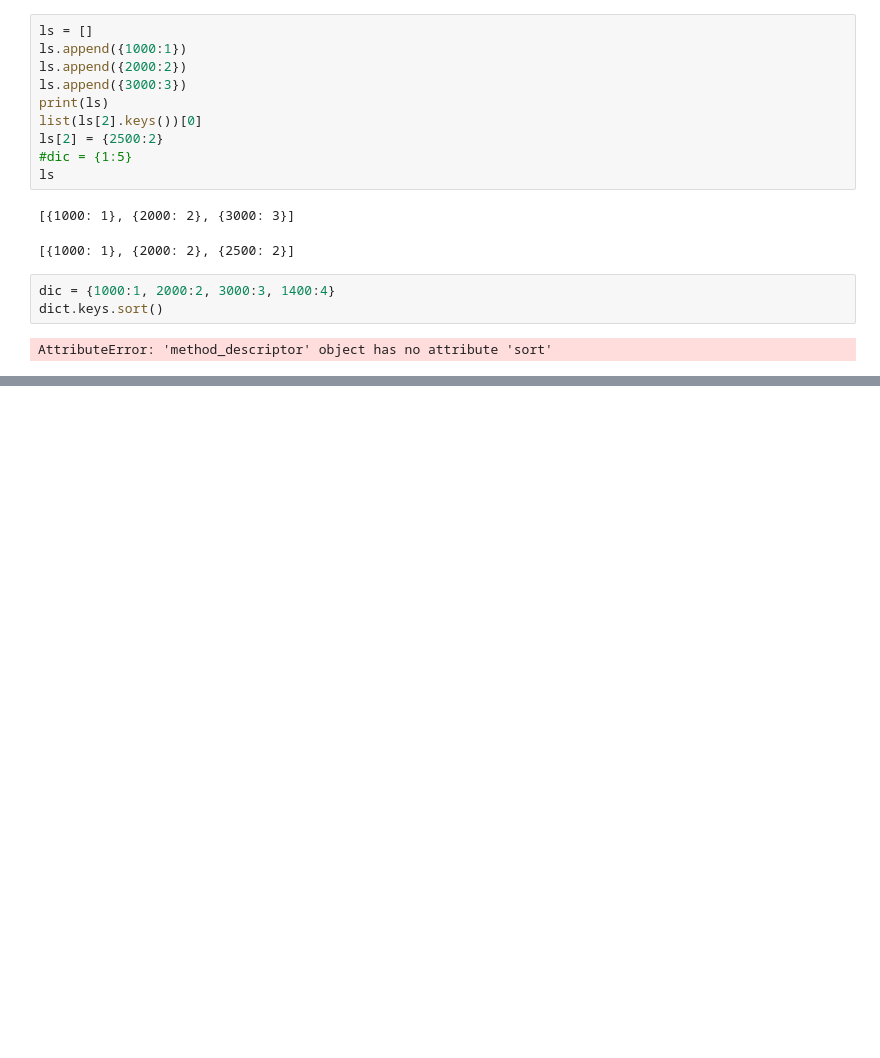
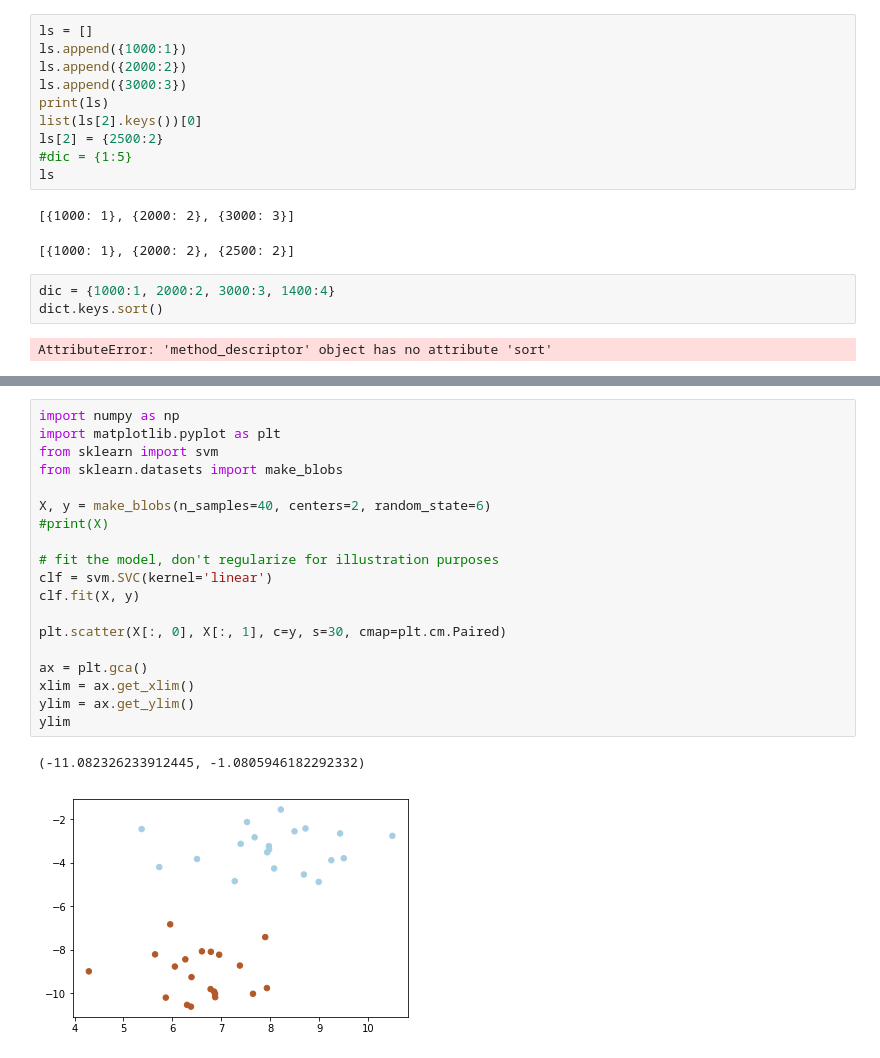
Before and after one commit to jsxcool/Jupyter, a Jupyter notebook: test.ipynb, the cells around one changed output, grey strips where cells are left out. Saved outputs shown, nothing was run; the diff lists cells and outputs as text; blank space fills up the shorter version.

```diff
--- a/test.ipynb
+++ b/test.ipynb
@@ -190,0 +229,22 @@ AttributeError: 'method_descriptor' object has no attribute 'sort'
+# %%
+import numpy as np
+import matplotlib.pyplot as plt
+from sklearn import svm
+from sklearn.datasets import make_blobs
+
+X, y = make_blobs(n_samples=40, centers=2, random_state=6)
+#print(X)
+
+# fit the model, don't regularize for illustration purposes
+clf = svm.SVC(kernel='linear')
+clf.fit(X, y)
+
+plt.scatter(X[:, 0], X[:, 1], c=y, s=30, cmap=plt.cm.Paired)
+
+ax = plt.gca()
+xlim = ax.get_xlim()
+ylim = ax.get_ylim()
+ylim
+# %% [output]
+(-11.082326233912445, -1.0805946182292332)
+[figure, added]
```
Also changed, not shown: parts of 4 cells of this notebook, 6 other files.
